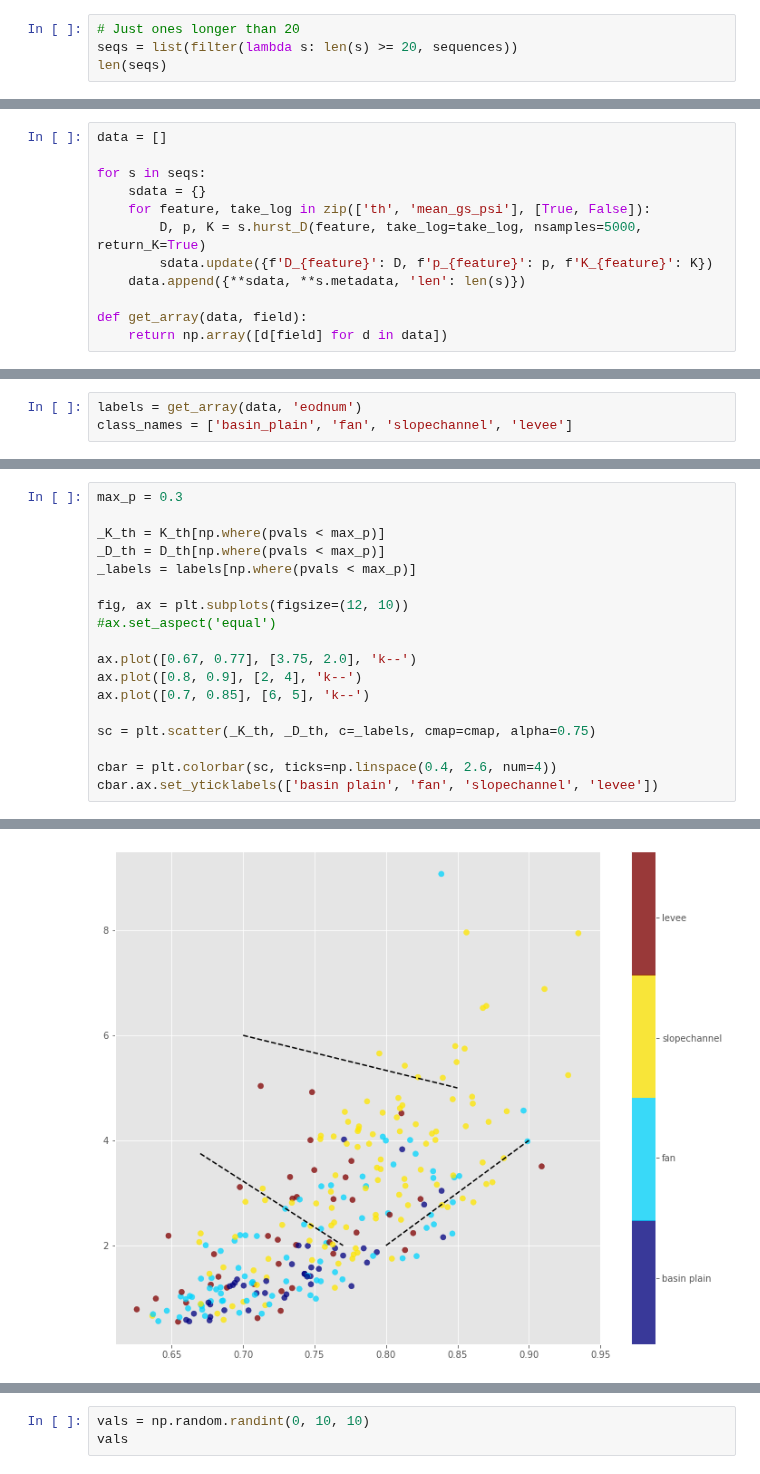
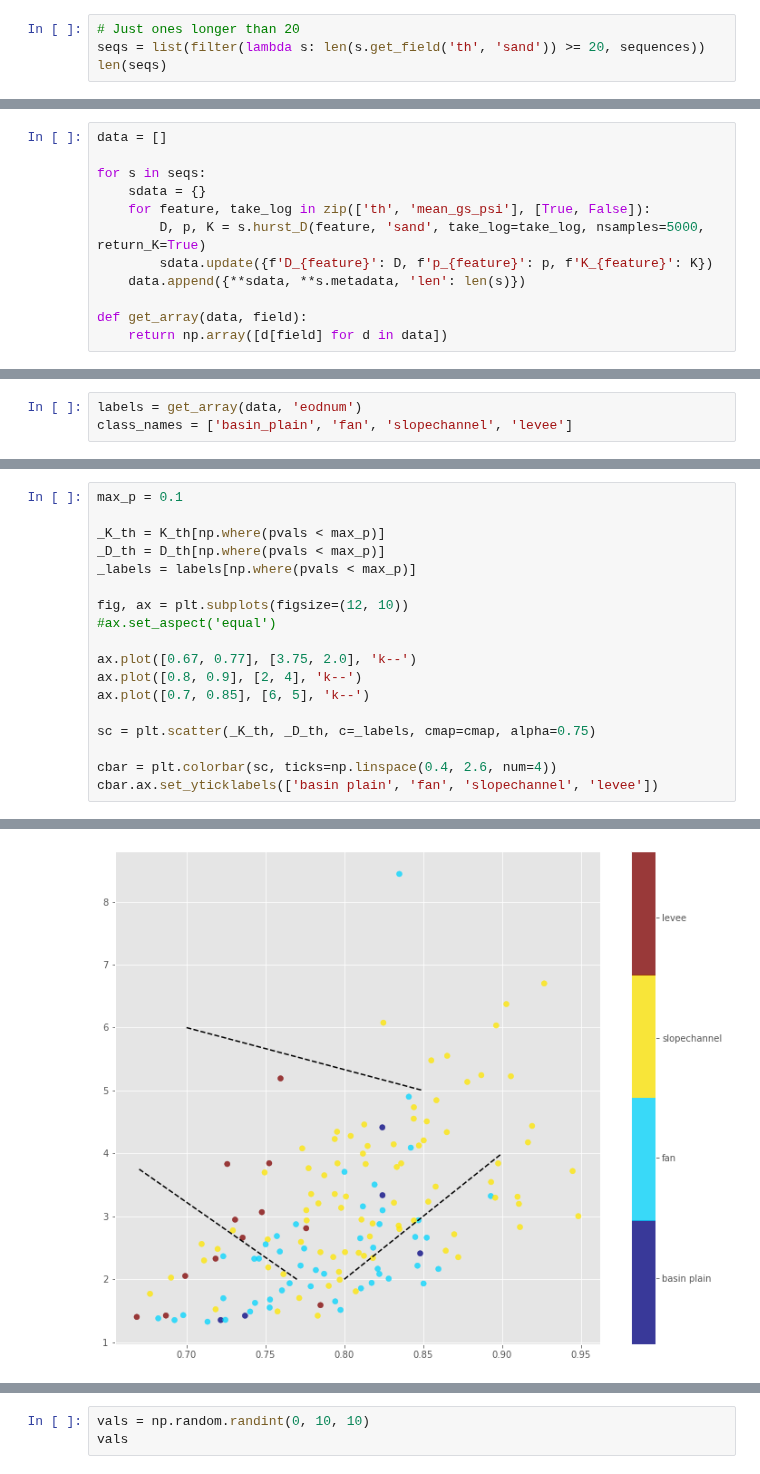
Before and after one commit to rgmyr/litholog, a Jupyter notebook: notebooks/Hurst.ipynb, the cells around one changed output, grey strips where cells are left out. Drawn from its saved outputs; the diff is of its cells as text.

Commit message:
fix hurst to filter by litho first

```diff
--- a/notebooks/Hurst.ipynb
+++ b/notebooks/Hurst.ipynb
@@ -111,6 +115,6 @@ sequences = load_sequences()
 # Hurst Values
 # %%
 # Just ones longer than 20
-seqs = list(filter(lambda s: len(s) >= 20, sequences))
+seqs = list(filter(lambda s: len(s.get_field('th', 'sand')) >= 20, sequences))
 len(seqs)
 # %% [output]
@@ -121,7 +129,7 @@ data = []
 for s in seqs:
     sdata = {}
     for feature, take_log in zip(['th', 'mean_gs_psi'], [True, False]):
-        D, p, K = s.hurst_D(feature, take_log=take_log, nsamples=5000, return_K=True)
+        D, p, K = s.hurst_D(feature, 'sand', take_log=take_log, nsamples=5000, return_K=True)
         sdata.update({f'D_{feature}': D, f'p_{feature}': p, f'K_{feature}': K})
     data.append({**sdata, **s.metadata, 'len': len(s)})
 
@@ -201,24 +209,24 @@ cbar.ax.set_yticklabels(['basin plain', 'fan', 'slopechannel', 'levee'])
 # %%
-max_p = 0.3
+max_p = 0.1
 
 _K_th = K_th[np.where(pvals < max_p)]
 _D_th = D_th[np.where(pvals < max_p)]
 _labels = labels[np.where(pvals < max_p)]
 
 fig, ax = plt.subplots(figsize=(12, 10))
 #ax.set_aspect('equal')
 
 ax.plot([0.67, 0.77], [3.75, 2.0], 'k--')
 ax.plot([0.8, 0.9], [2, 4], 'k--')
 ax.plot([0.7, 0.85], [6, 5], 'k--')
 
 sc = plt.scatter(_K_th, _D_th, c=_labels, cmap=cmap, alpha=0.75)
 
 cbar = plt.colorbar(sc, ticks=np.linspace(0.4, 2.6, num=4))
 cbar.ax.set_yticklabels(['basin plain', 'fan', 'slopechannel', 'levee'])
 # %% [output]
 [Text(1, 0, 'basin plain'),
  Text(1, 0, 'fan'),
  Text(1, 0, 'slopechannel'),
  Text(1, 0, 'levee')]
-[figure, old version]
+[figure, new version]
```
Also changed, not shown: parts of 17 cells of this notebook, 2 other files.
